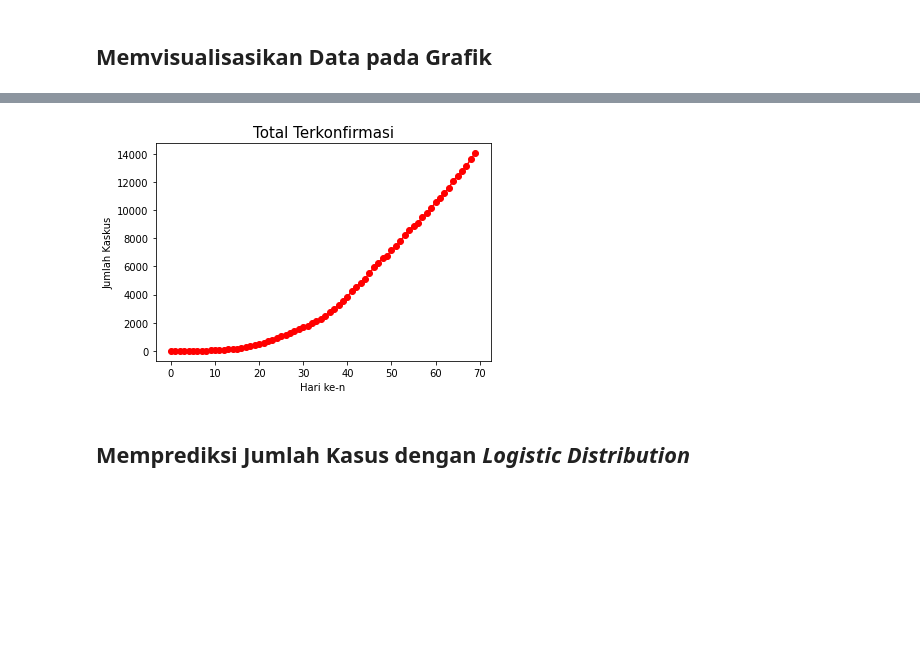
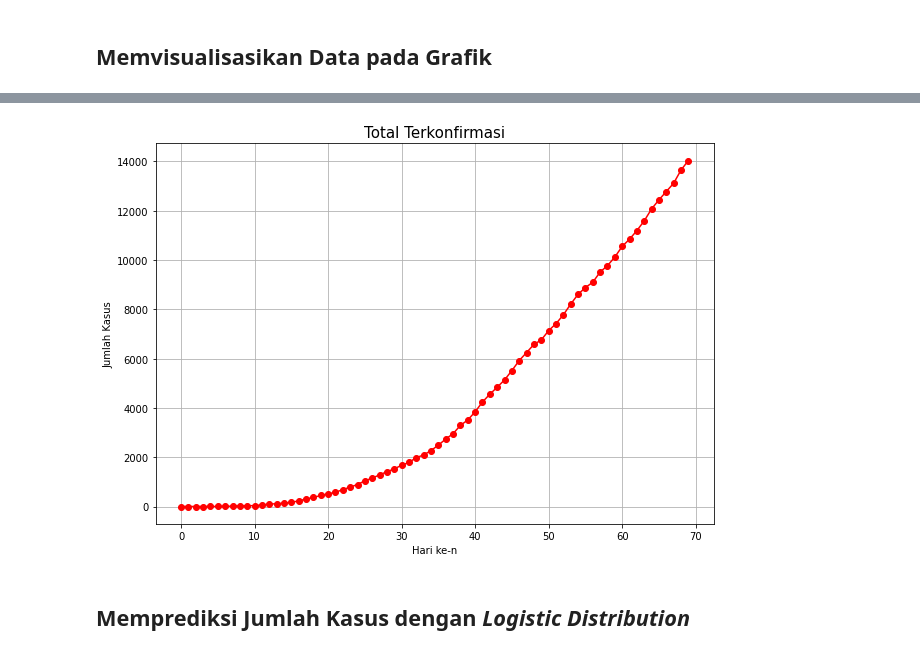
Before and after one commit to Vidi005/COVID-19-Prediciton-Indonesia, a Jupyter notebook: COVID_19_Prediciton_Indonesia.ipynb, the cells around one changed output, grey strips where cells are left out. Drawn from its saved outputs; the diff is of its cells as text; code cells hidden in the pictures; blank space fills up the shorter version.

```diff
--- a/COVID_19_Prediciton_Indonesia.ipynb
+++ b/COVID_19_Prediciton_Indonesia.ipynb
@@ -59,11 +65,13 @@ plt.show()
 # %%
+plt.figure(figsize=(10,7))
 plt.plot(data.aggregate("Jumlah Kasus",axis=0), marker="o", color="red")
 plt.xlabel("Hari ke-n")
-plt.ylabel("Jumlah Kaskus")
+plt.ylabel("Jumlah Kasus")
 plt.title("Total Terkonfirmasi", size=15)
+plt.grid(zorder = 0)
 plt.show()
 # %% [output]
-[figure, old version]
+[figure, new version]
 # %% [markdown]
 ## Memprediksi Jumlah Kasus dengan *Logistic Distribution*
 # %%
```
Also changed, not shown: parts of 3 cells of this notebook.
